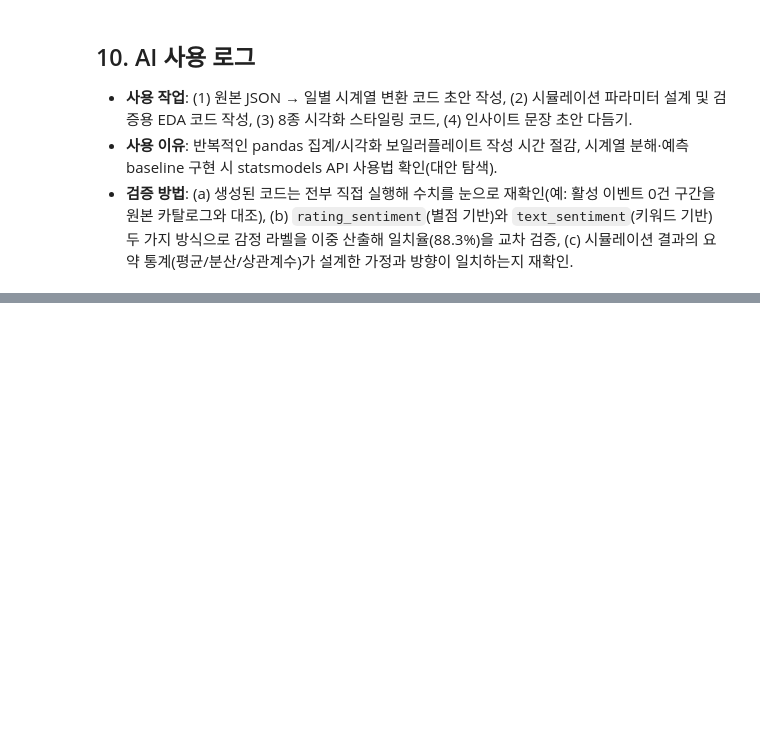
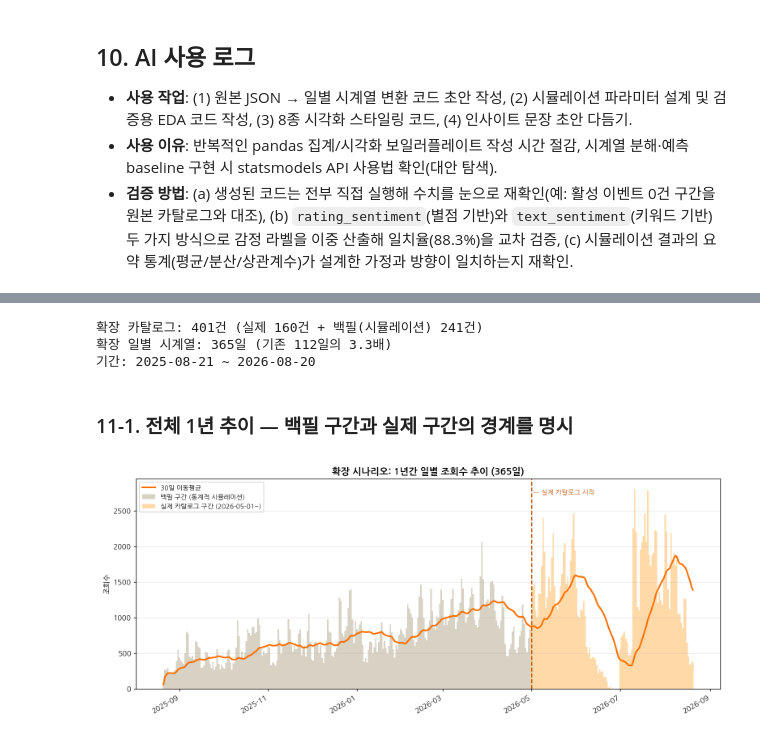
Before and after one commit to krasia45/trend-analysis-l, a Jupyter notebook: analysis.ipynb, the cells around one changed output, grey strips where cells are left out. Drawn from its saved outputs; the diff is of its cells as text; code cells hidden in the pictures; blank space fills up the shorter version.

```diff
--- a/analysis.ipynb
+++ b/analysis.ipynb
@@ -355,0 +370,20 @@ EventHub의 핵심 인사이트 상품(실시간 인기 랭킹)의 데이터 기
+# %%
+ext = pd.read_csv("data/eventhub_platform_daily_extended.csv", parse_dates=["date"])
+ext_events = pd.read_csv("data/eventhub_events_extended.csv", parse_dates=["period_start","period_end"])
+
+print(f"확장 카탈로그: {len(ext_events)}건 (실제 {int(ext_events['is_real'].sum())}건 + "
+      f"백필(시뮬레이션) {int((~ext_events['is_real']).sum())}건)")
+print(f"확장 일별 시계열: {len(ext)}일 (기존 112일의 {len(ext)/112:.1f}배)")
+print(f"기간: {ext['date'].min().date()} ~ {ext['date'].max().date()}")
+# %% [output]
+확장 카탈로그: 401건 (실제 160건 + 백필(시뮬레이션) 241건)
+확장 일별 시계열: 365일 (기존 112일의 3.3배)
+기간: 2025-08-21 ~ 2026-08-20
+# %% [markdown]
+### 11-1. 전체 1년 추이 — 백필 구간과 실제 구간의 경계를 명시
+# %%
+from PIL import Image
+img = Image.open("images/extended/e01_full_year_trend.png")
+img
+# %% [output]
+[figure, added]
```
Also changed, not shown: parts of 7 cells of this notebook, 14 other files.
